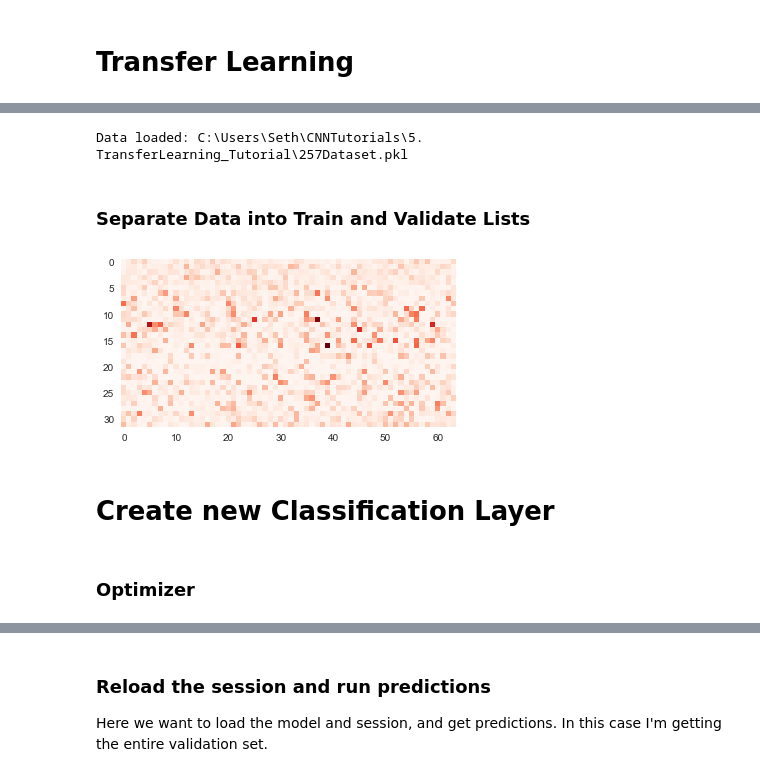
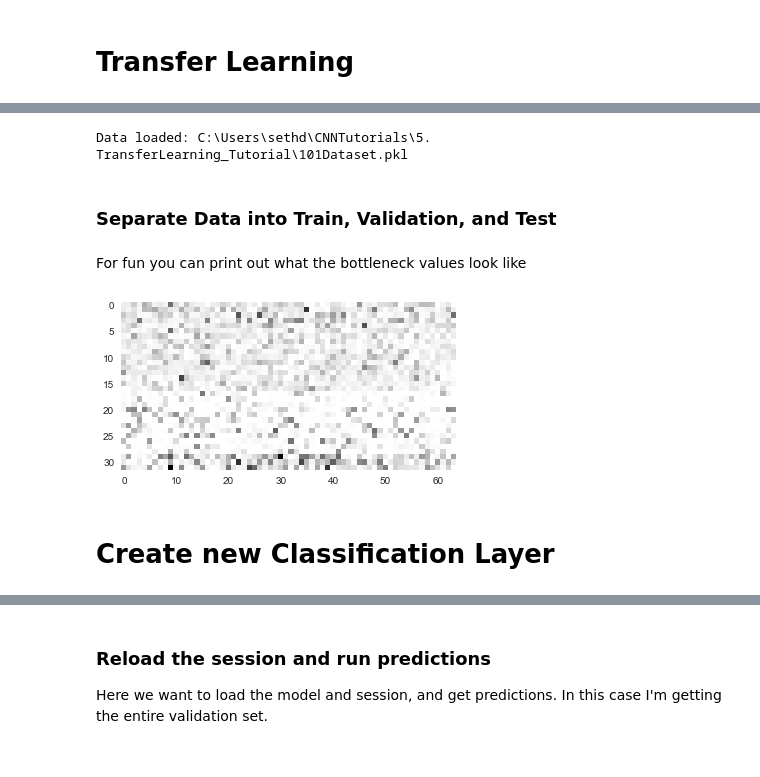
Before and after one commit to girishgupta/CNNTutorials, a Jupyter notebook: 5. TransferLearning_Tutorial/TransferLearningWithInception.ipynb, the cells around one changed output, grey strips where cells are left out. Cells and saved outputs as stored; diff of their text form; code cells hidden in the pictures.

Commit message:
just about finished transfer learning code

```diff
--- a/5. TransferLearning_Tutorial/TransferLearningWithInception.ipynb
+++ b/5. TransferLearning_Tutorial/TransferLearningWithInception.ipynb
@@ -137,7 +140,7 @@ graph = tf.Graph()
 
 with graph.as_default():
 
-    path = os.path.join(model_directory, map_graph_def)
+    path = os.path.join(model_directory1, map_graph_def)
     with tf.gfile.FastGFile(path, 'rb') as file:
 
         graph_def = tf.GraphDef()
@@ -235,7 +264,7 @@ def bottleneckCache(cache_path, image_paths=None):
 
         # For each input image.
         for i in range(num_images):
-            bottleneck_values[i] = getBottleneckValues(image_path=os.path.abspath(model_directory + data_directory+image_paths[i]))
+            bottleneck_values[i] = getBottleneckValues(image_path=os.path.abspath(model_directory1 + data_directory+image_paths[i]))
 
         with open(cache_path, mode='wb') as file:
             pickle.dump(np.array(bottleneck_values), file)
@@ -259,7 +291,7 @@ def getFiles(dire):
             r.append((root.split(os.path.sep)[-1] + "/" + name, root.split(os.path.sep)[-1]))
     return r, names
 # %%
-output, label_names = getFiles(os.path.abspath(model_directory + data_directory))
+output, label_names = getFiles(os.path.abspath(model_directory1 + data_directory))
 
 images = [x[0] for x in output]
 labels = [x[1] for x in output]
@@ -266,5 +303,5 @@ labels = [x[1] for x in output]
 # %%
-bottleneck_values = bottleneckCache(cache_path=os.path.abspath('257Dataset.pkl'),image_paths=images)
+bottleneck_values = bottleneckCache(cache_path=os.path.abspath('101Dataset.pkl'),image_paths=images)
 
 # zip data
 zipped_values = list(zip(images, labels, bottleneck_values))
@@ -275,4 +312,4 @@ random.shuffle(zipped_values)
 #unzip new shuffled data
 images, labels, bottleneck_values = zip(*zipped_values)
 # %% [output]
-Data loaded: C:\Users\Seth\CNNTutorials\5. TransferLearning_Tutorial\257Dataset.pkl
+Data loaded: C:\Users\sethd\CNNTutorials\5. TransferLearning_Tutorial\101Dataset.pkl
@@ -298,4 +334,4 @@ def labelNamesToValues(labels):
 # %%
 label_values = labelNamesToValues(labels)
 # %% [markdown]
-### Separate Data into Train and Validate Lists
+### Separate Data into Train, Validation, and Test
@@ -314,13 +354,15 @@ validation_y = label_values[split:]
+# %% [markdown]
+For fun you can print out what the bottleneck values look like
 # %%
 img = bottleneck_values[0]
 
 img = img.reshape((32, 64))
 _, ax = plt.subplots()
 ax.grid(False)
-plt.imshow(img, interpolation='nearest', cmap='Reds')
+plt.imshow(img, interpolation='nearest', cmap='gray_r')
 plt.savefig('bottleneckValue.jpg')
 # %% [output]
-[figure, old version]
+[figure, new version]
 # %% [markdown]
 # Create new Classification Layer
 # %%
@@ -360,4 +402,2 @@ model_filename = model_name + "Model50epochs.ckpt"
 model_directory2 = os.getcwd() + "/Models/" + model_name
 model_path = model_directory2 + "/" + model_filename
-# %% [markdown]
-### Optimizer
```
Also changed, not shown: parts of 44 cells of this notebook.
